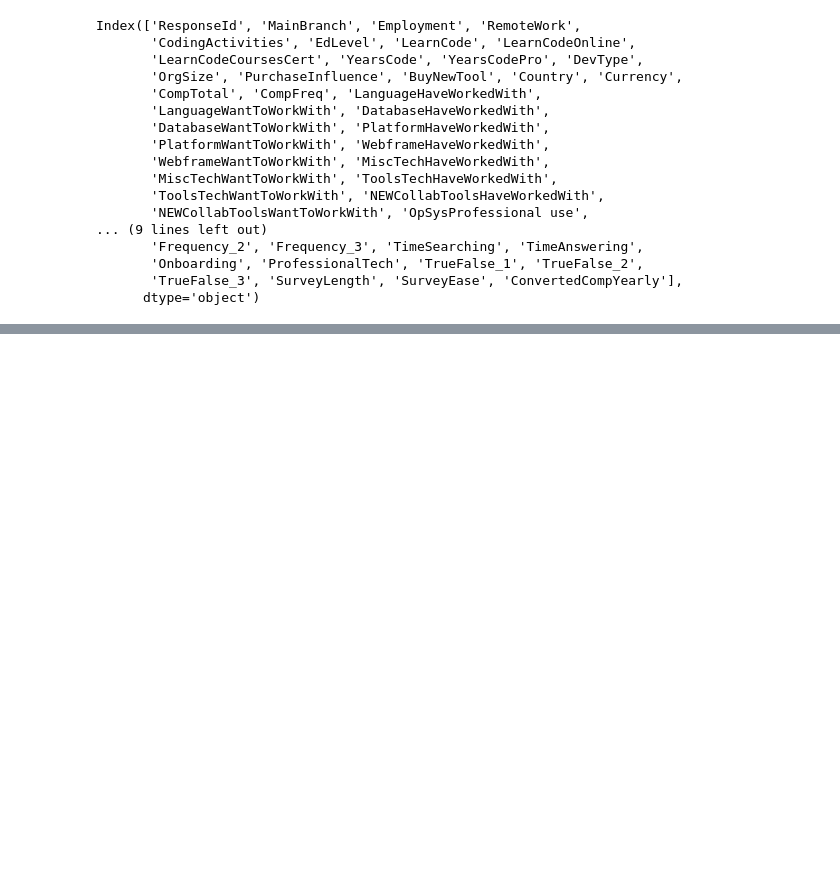
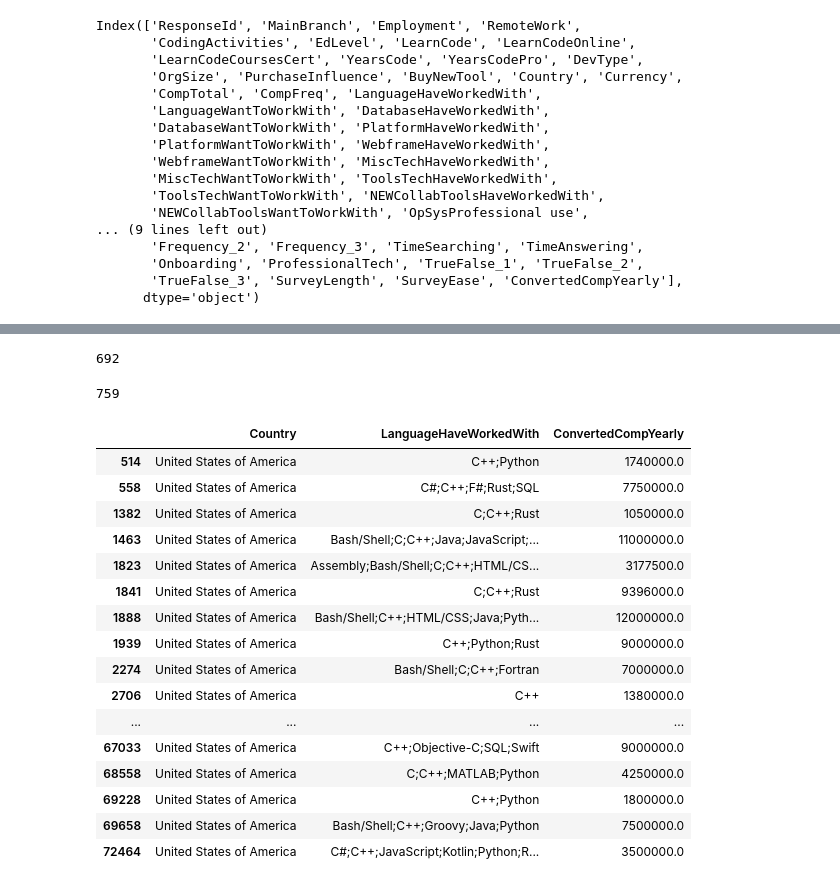
Before and after one commit to Compiler/IK-SU-MachineLearning, a Jupyter notebook: StackOverflowSurvey/stack_overflow_survey.ipynb, the cells around one changed output, grey strips where cells are left out. Drawn from its saved outputs; the diff is of its cells as text; code cells hidden in the pictures; blank space fills up the shorter version.

```diff
--- a/StackOverflowSurvey/stack_overflow_survey.ipynb
+++ b/StackOverflowSurvey/stack_overflow_survey.ipynb
@@ -119,0 +158,32 @@ Index(['ResponseId', 'MainBranch', 'Employment', 'RemoteWork',
+# %%
+str8_devs = rich_pro_devs[(rich_pro_devs['Sexuality'] == 'Straight / Heterosexual') |(rich_pro_devs['Sexuality'] == 'Prefer not to say')]
+print(str8_devs.shape[0])
+# %% [output]
+692
+# %%
+print(rich_pro_devs.shape[0])
+# %% [output]
+759
+# %%
+rich_filter = (df['MainBranch'] == "I am a developer by profession") & (df['ConvertedCompYearly'] > 1000000)
+usa_filter = df['Country'].isin(['United States of America'])
+lang_filter = df['LanguageHaveWorkedWith'].str.contains('C++', regex=False)
+df.loc[rich_filter & usa_filter & lang_filter, ['Country', 'LanguageHaveWorkedWith', 'ConvertedCompYearly']]
+# %% [output]
+|  | Country | LanguageHaveWorkedWith | ConvertedCompYearly |
+| 514 | United States of America | C++;Python | 1740000.0 |
+| 558 | United States of America | C#;C++;F#;Rust;SQL | 7750000.0 |
+| 1382 | United States of America | C;C++;Rust | 1050000.0 |
+| 1463 | United States of America | Bash/Shell;C;C++;Java;JavaScript;... | 11000000.0 |
+| 1823 | United States of America | Assembly;Bash/Shell;C;C++;HTML/CS... | 3177500.0 |
+| 1841 | United States of America | C;C++;Rust | 9396000.0 |
+| 1888 | United States of America | Bash/Shell;C++;HTML/CSS;Java;Pyth... | 12000000.0 |
+| 1939 | United States of America | C++;Python;Rust | 9000000.0 |
+| 2274 | United States of America | Bash/Shell;C;C++;Fortran | 7000000.0 |
+| 2706 | United States of America | C++ | 1380000.0 |
+| ... | ... | ... | ... |
+| 67033 | United States of America | C++;Objective-C;SQL;Swift | 9000000.0 |
+| 68558 | United States of America | C;C++;MATLAB;Python | 4250000.0 |
+| 69228 | United States of America | C++;Python | 1800000.0 |
+| 69658 | United States of America | Bash/Shell;C++;Groovy;Java;Python | 7500000.0 |
+| 72464 | United States of America | C#;C++;JavaScript;Kotlin;Python;R... | 3500000.0 |
```
Also changed, not shown: parts of 11 cells of this notebook, 2 other files.
